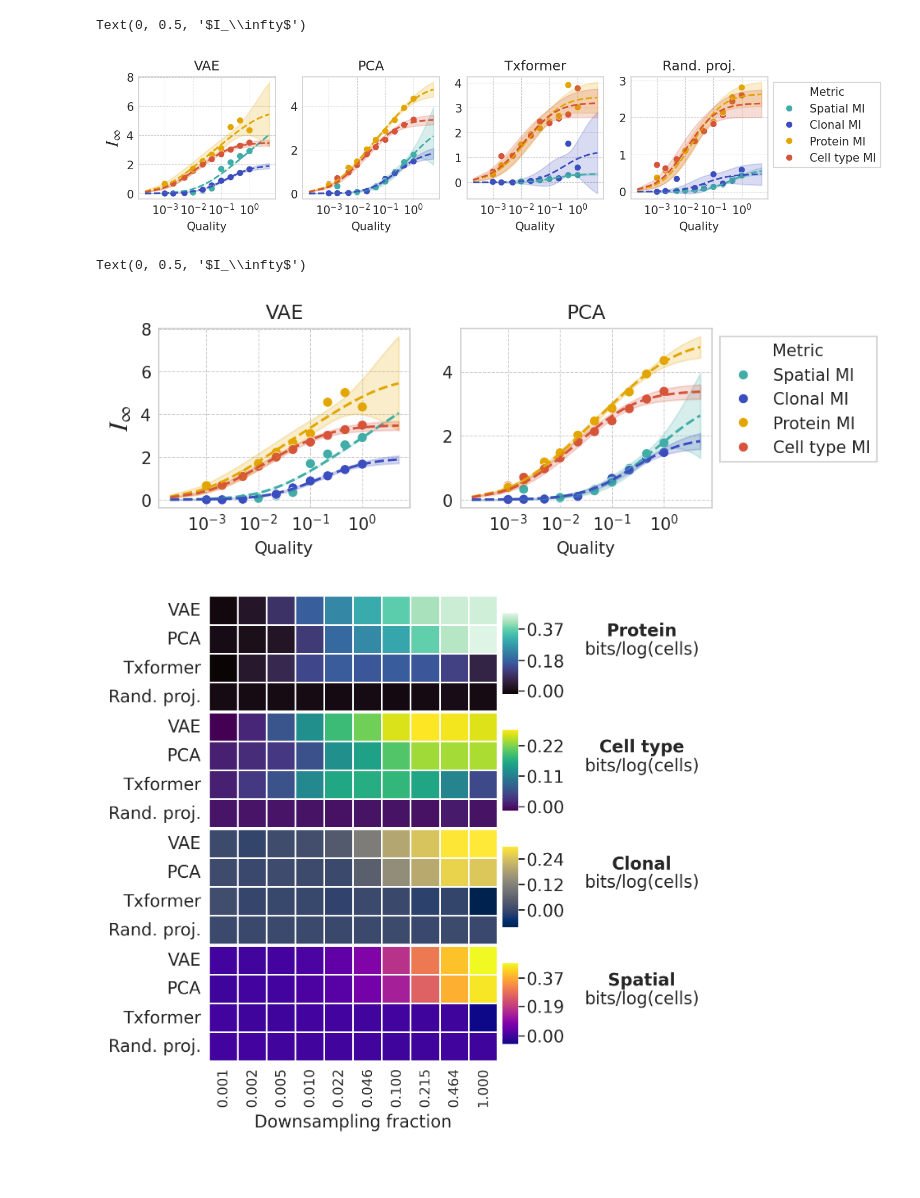
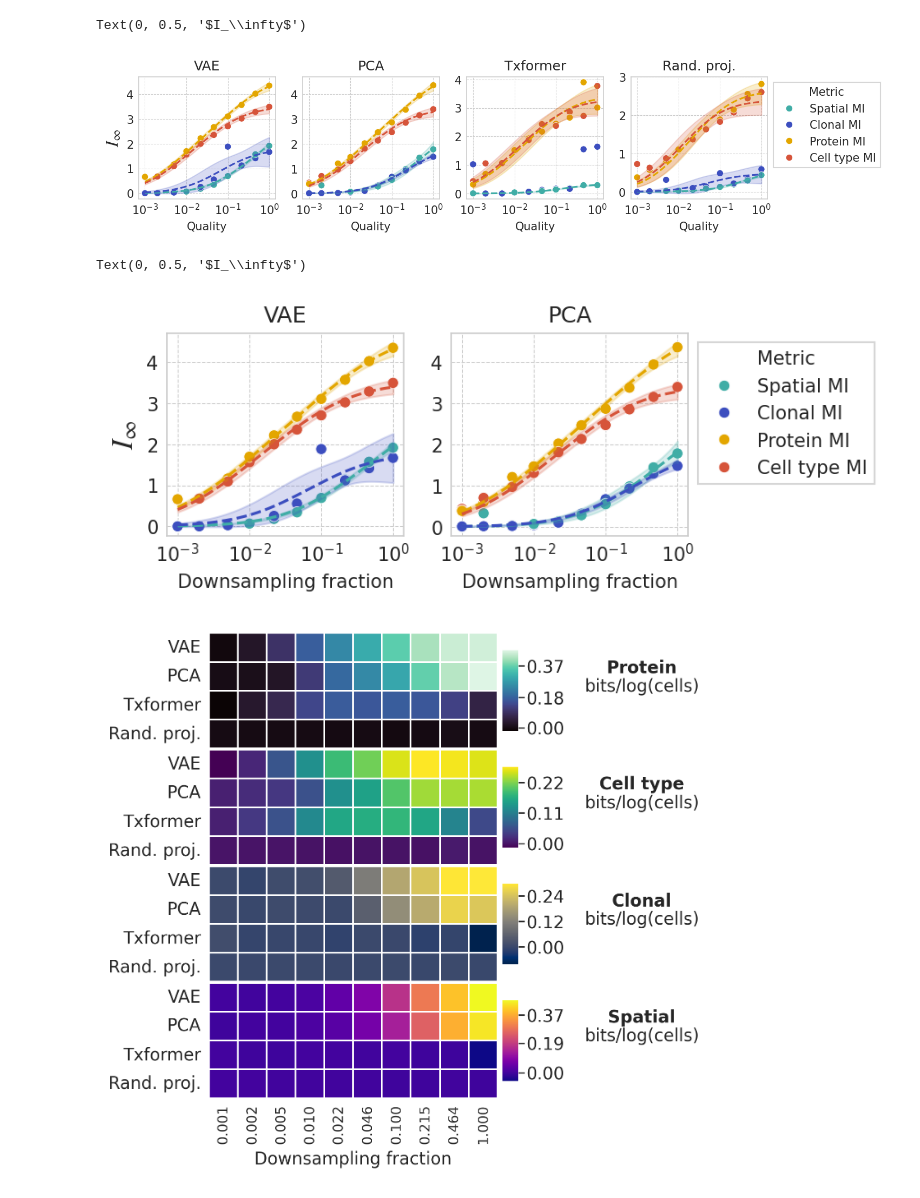
Before and after one commit to ggdna/scScaling, a Jupyter notebook: results/sample_scaling_plots.ipynb, the cells around one changed output. Cells and saved outputs as stored; diff of their text form; code cells hidden in the pictures; blank space fills up the shorter version.

```diff
--- a/results/sample_scaling_plots.ipynb
+++ b/results/sample_scaling_plots.ipynb
@@ -95,7 +97,7 @@ for i, df in enumerate(dfs):
             y_data = sub_df[mi_k]
 
             model = Model(cell_number_scaling)
-            params = model.make_params(A=dict(value=10**3, min=1e-6),
+            params = model.make_params(A=dict(value=10**4, min=1e-6),
                                 B=dict(value=1, min=1e-6),
                                 C=dict(value=1, min=1e-6))
             result = model.fit(y_data, params, x=x_data)
@@ -120,13 +122,13 @@ for i, df in enumerate(dfs):
                 # ax.set_ylim(0, 5)
                 # ax.set_xlabel('Cell number')
 
-                print(method, names[i])
-                # print(result.eval(x=np.max(x_data)*10) - result.eval(x=np.max(x_data)))
-                # print(result.eval_uncertainty(x=np.max(x_data)*10, params=result.params, sigma=1))
-                print(result.params['C'].value, result.params['C'].stderr)
-                print(result.params['B'].value, result.params['B'].stderr)
-                print(result.params['A'].value, result.params['A'].stderr)
-                print()
+                # print(method, names[i])
+                # # print(result.eval(x=np.max(x_data)*10) - result.eval(x=np.max(x_data)))
+                # # print(result.eval_uncertainty(x=np.max(x_data)*10, params=result.params, sigma=1))
+                # print(result.params['C'].value, result.params['C'].stderr)
+                # print(result.params['B'].value, result.params['B'].stderr)
+                # print(result.params['A'].value, result.params['A'].stderr)
+                # print()
 
 
             # print(result.params['A'].value/0.1**(-result.params['B'].value))
@@ -195,7 +179,7 @@ for ax, method in zip(axs, hue_order):
         # print(result.fit_report())
         # break
 
-        x_fit = np.linspace(x_data.min()/5, 5*x_data.max(), 10**4)
+        x_fit = np.linspace(x_data.min(), x_data.max(), 10**4)
         y_fit = model.eval(params=result.params, x=x_fit)
 
         # calculate confidence bands
@@ -205,9 +189,11 @@ for ax, method in zip(axs, hue_order):
                                         x=x_fit, sigma=2)
         y_lower = -y_upper
 
-        ax.fill_between(x_fit/10**5, y_fit + y_upper, y_fit + y_lower, color=pretty_palette[names.index(metric)], alpha=0.2)
+        if sum(y_upper) > 0:
 
-        ax.plot(x_fit/10**5, y_fit, color=pretty_palette[names.index(metric)], linestyle='--')
+            ax.fill_between(x_fit/10**5, y_fit + y_upper, y_fit + y_lower, color=pretty_palette[names.index(metric)], alpha=0.2)
+
+            ax.plot(x_fit/10**5, y_fit, color=pretty_palette[names.index(metric)], linestyle='--')
 
     ax.set_ylabel('')
     ax.set_xticklabels(ax.get_xticklabels(), rotation=0)
@@ -220,9 +206,9 @@ sns.move_legend(axs[-1], "upper left", bbox_to_anchor=(1, 1))
 axs[0].set_ylabel(r'$I_\infty$', fontsize=16)
 # %% [output]
 Text(0, 0.5, '$I_\\infty$')
-[figure, old version]
+[figure, new version]
 # %%
-fig, axs = plt.subplots(1, 2, figsize=(6, 2), dpi=dpi)
+fig, axs = plt.subplots(1, 2, figsize=(5, 2), dpi=dpi)
 
 for ax, method in zip(axs, hue_order[:2]):
     df_method = pd.DataFrame(d).query("Method == @method").sort_values("Quality")
@@ -248,37 +234,40 @@ for ax, method in zip(axs, hue_order[:2]):
         # fit model
         result = model.fit(y_data, params, x=x_data)
 
         # print(x_data)
         # print(y_data)
         # print(result.fit_report())
         # break
 
-        x_fit = np.linspace(x_data.min()/5, 5*x_data.max(), 10**4)
+        x_fit = np.linspace(x_data.min(), x_data.max(), 10**4)
         y_fit = model.eval(params=result.params, x=x_fit)
 
         # calculate confidence bands
         # https://www.astro.rug.nl/software/kapteyn/kmpfittutorial.html#confidence-and-prediction-intervals
 
         y_upper = result.eval_uncertainty(params=result.params,
                                         x=x_fit, sigma=2)
         y_lower = -y_upper
 
-        ax.fill_between(x_fit/10**5, y_fit + y_upper, y_fit + y_lower, color=pretty_palette[names.index(metric)], alpha=0.2)
+        if sum(y_upper) > 0:
 
-        ax.plot(x_fit/10**5, y_fit, color=pretty_palette[names.index(metric)], linestyle='--')
+            ax.fill_between(x_fit/10**5, y_fit + y_upper, y_fit + y_lower, color=pretty_palette[names.index(metric)], alpha=0.2)
+
+            ax.plot(x_fit/10**5, y_fit, color=pretty_palette[names.index(metric)], linestyle='--')
 
     ax.set_ylabel('')
     ax.set_xticklabels(ax.get_xticklabels(), rotation=0)
     ax.set_title(method)
     ax.set_xscale('log')
+    ax.set_xlabel('Downsampling fraction')
 
 
 sns.move_legend(axs[-1], "upper left", bbox_to_anchor=(1, 1))
 
 axs[0].set_ylabel(r'$I_\infty$', fontsize=16)
 # %% [output]
 Text(0, 0.5, '$I_\\infty$')
-[figure, old version]
+[figure, new version]
 # %%
 # prepare the data for each heatmap
 
```
Also changed, not shown: parts of 2 cells of this notebook.
